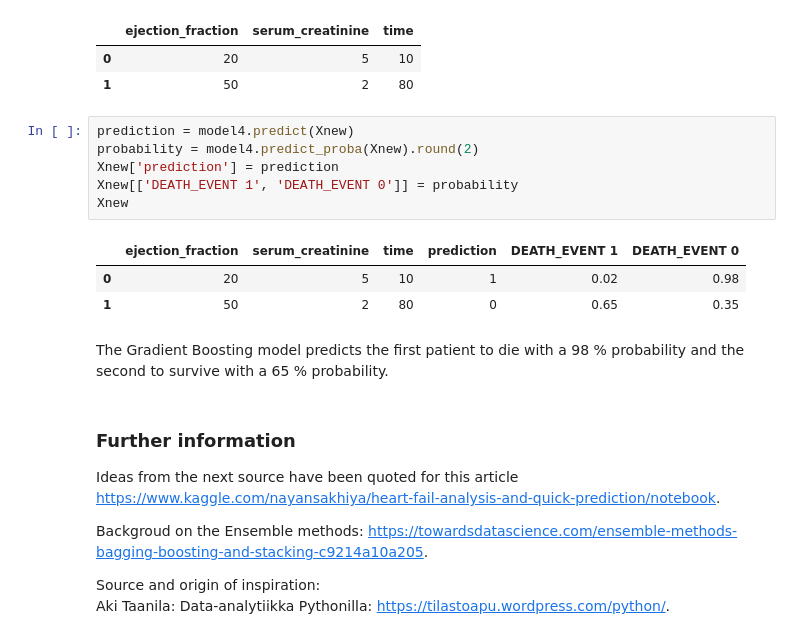
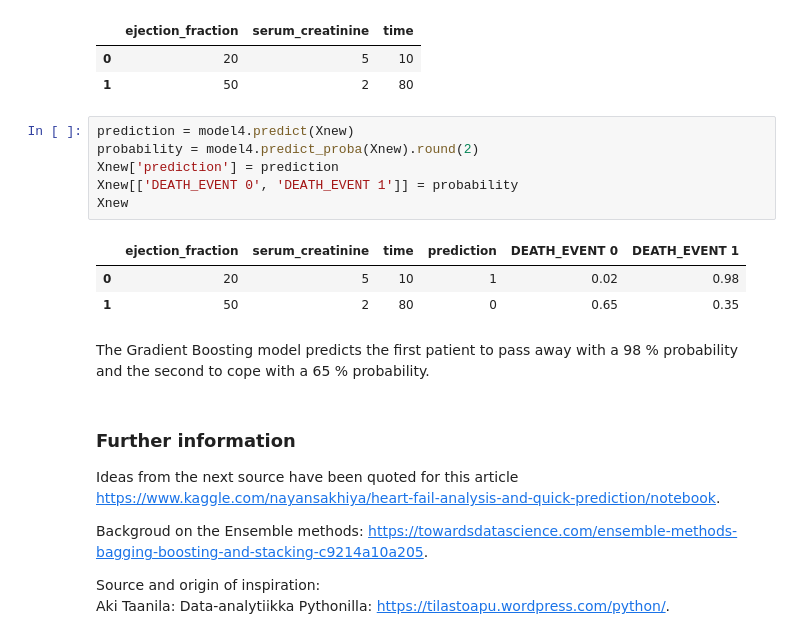
Before and after one commit to juhanurmonen/data-analytics-basics-classification, a Jupyter notebook: compare-classification-models.ipynb, the cells around one changed output. Saved outputs shown, nothing was run; the diff lists cells and outputs as text.

```diff
--- a/compare-classification-models.ipynb
+++ b/compare-classification-models.ipynb
@@ -292,15 +302,15 @@ Xnew
 # %%
 prediction = model4.predict(Xnew)
 probability = model4.predict_proba(Xnew).round(2)
 Xnew['prediction'] = prediction
-Xnew[['DEATH_EVENT 1', 'DEATH_EVENT 0']] = probability
+Xnew[['DEATH_EVENT 0', 'DEATH_EVENT 1']] = probability
 Xnew
 # %% [output]
-|  | ejection_fraction | serum_creatinine | time | prediction | DEATH_EVENT 1 | DEATH_EVENT 0 |
+|  | ejection_fraction | serum_creatinine | time | prediction | DEATH_EVENT 0 | DEATH_EVENT 1 |
 | 0 | 20 | 5 | 10 | 1 | 0.02 | 0.98 |
 | 1 | 50 | 2 | 80 | 0 | 0.65 | 0.35 |
 # %% [markdown]
-The Gradient Boosting model predicts the first patient to die with a 98 % probability and the second to survive with a 65 % probability.
+The Gradient Boosting model predicts the first patient to pass away with a 98 % probability and the second to cope with a 65 % probability.
 # %% [markdown]
 ### Further information
 
```
Also changed, not shown: parts of 9 cells of this notebook.
